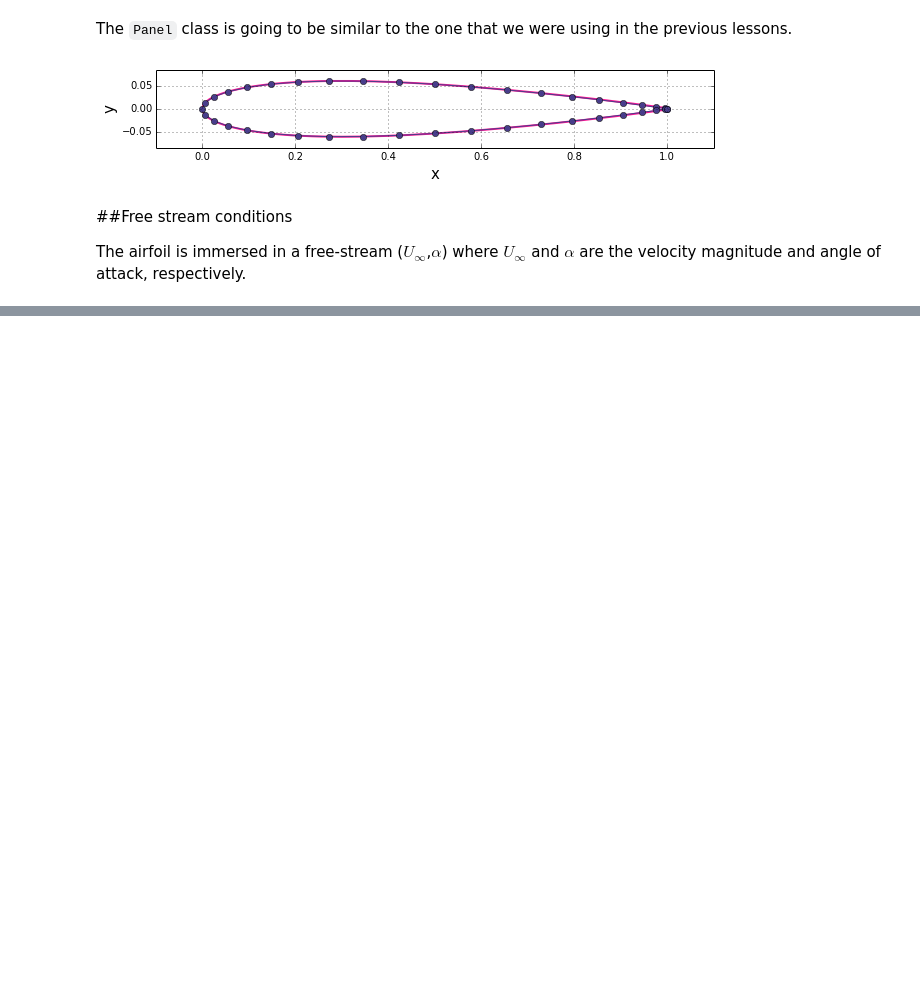
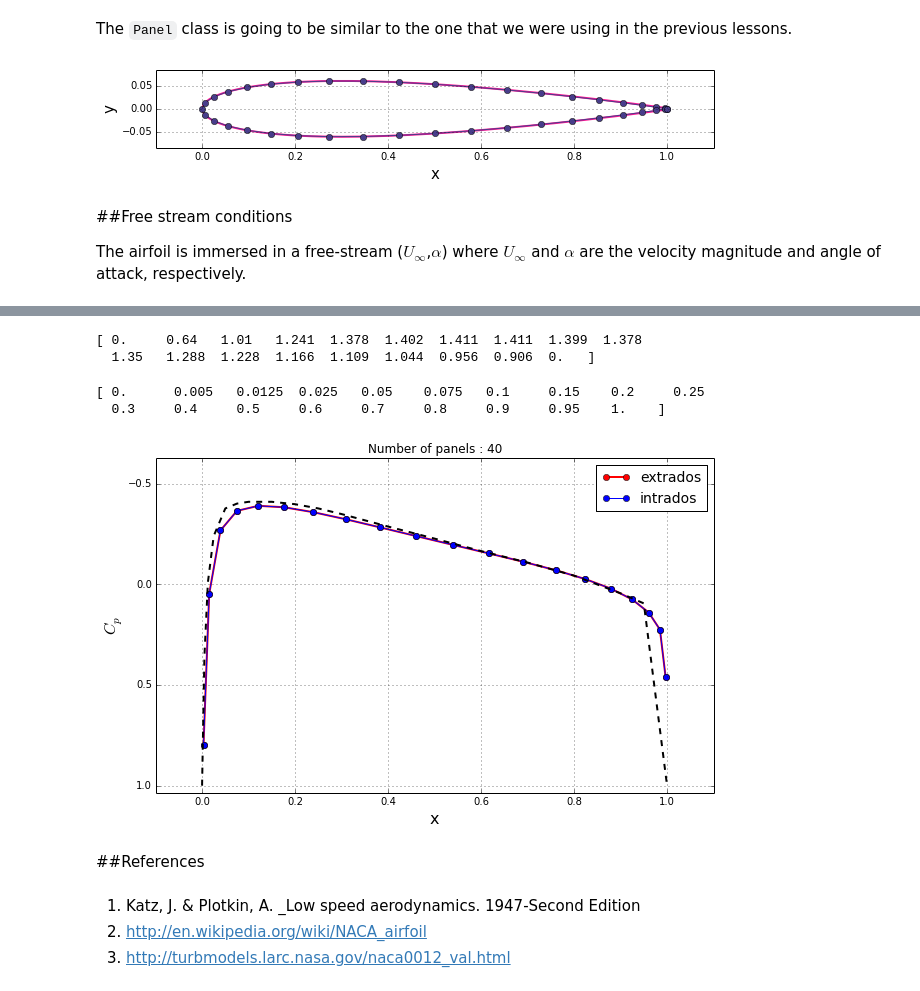
Before and after one commit to barbagroup/AeroPython-studentprojects2015, a Jupyter notebook: clementi/Linear_vortex_Panel_Method.ipynb, the cells around one changed output, grey strips where cells are left out. Saved outputs shown, nothing was run; the diff lists cells and outputs as text; code cells hidden in the pictures; blank space fills up the shorter version.

Commit message:
Fixing panels and getting gammas

```diff
--- a/clementi/Linear_vortex_Panel_Method.ipynb
+++ b/clementi/Linear_vortex_Panel_Method.ipynb
@@ -280,0 +621,5 @@ freestream = Freestream(U_inf, alpha)      # instantiation of the object freestr
+# %%
+ vt = numpy.dot(A_t, gammas) + b_t
+# %%
+for i, panel in enumerate(panels):
+        panel.vt = vt[i]
@@ -280,0 +639,48 @@ freestream = Freestream(U_inf, alpha)      # instantiation of the object freestr
+# %%
+voverVsquared=numpy.array([0, 0.64, 1.01, 1.241, 1.378, 1.402, 1.411, 1.411, 1.399, 1.378, 1.35, 1.288, 1.228, 1.166, 1.109, 1.044, 0.956, 0.906, 0])
+print voverVsquared
+# %% [output]
+[ 0.     0.64   1.01   1.241  1.378  1.402  1.411  1.411  1.399  1.378
+  1.35   1.288  1.228  1.166  1.109  1.044  0.956  0.906  0.   ]
+# %%
+xtheo=numpy.array([0, 0.5, 1.25, 2.5, 5.0, 7.5, 10, 15, 20, 25, 30, 40, 50, 60, 70, 80, 90, 95, 100])
+xtheo = xtheo/100
+print xtheo
+# %% [output]
+[ 0.      0.005   0.0125  0.025   0.05    0.075   0.1     0.15    0.2     0.25
+  0.3     0.4     0.5     0.6     0.7     0.8     0.9     0.95    1.    ]
+# %%
+# plots the surface pressure coefficient
+val_x, val_y = 0.1, 0.2
+x_min, x_max = min( panel.xa for panel in panels ), max( panel.xa for panel in panels )
+cp_min, cp_max = min( panel.cp for panel in panels ), max( panel.cp for panel in panels )
+x_start, x_end = x_min-val_x*(x_max-x_min), x_max+val_x*(x_max-x_min)
+y_start, y_end = cp_min-val_y*(cp_max-cp_min), cp_max+val_y*(cp_max-cp_min)
+
+pyplot.figure(figsize=(10, 6))
+pyplot.grid(True)
+pyplot.xlabel('x', fontsize=16)
+pyplot.ylabel('$C_p$', fontsize=16)
+pyplot.plot([panel.xc for panel in panels if panel.loc == 'upper face'],
+         [panel.cp for panel in panels if panel.loc == 'upper face'],
+         color='r', linestyle='-', linewidth=2, marker='o', markersize=6)
+pyplot.plot([panel.xc for panel in panels if panel.loc == 'lower face'],
+         [panel.cp for panel in panels if panel.loc == 'lower face'],
+         color='b', linestyle='-', linewidth=1, marker='o', markersize=6)
+pyplot.plot(xtheo, 1-voverVsquared, color='k', linestyle='--',linewidth=2)
+pyplot.legend(['extrados', 'intrados'], loc='best', prop={'size':14})
+
+#pyplot.ylim(-0.6, 1.)
+
+pyplot.xlim(x_start, x_end)
+pyplot.ylim(y_start, y_end)
+pyplot.gca().invert_yaxis()
+pyplot.title('Number of panels : %d' % N);
+# %% [output]
+[figure, added]
+# %% [markdown]
+##References
+# %% [markdown]
+1. Katz, J. & Plotkin, A. _Low speed aerodynamics. 1947-Second Edition
+2. http://en.wikipedia.org/wiki/NACA_airfoil
+3. http://turbmodels.larc.nasa.gov/naca0012_val.html
```
Also changed, not shown: parts of 35 cells of this notebook, 1 other file.
